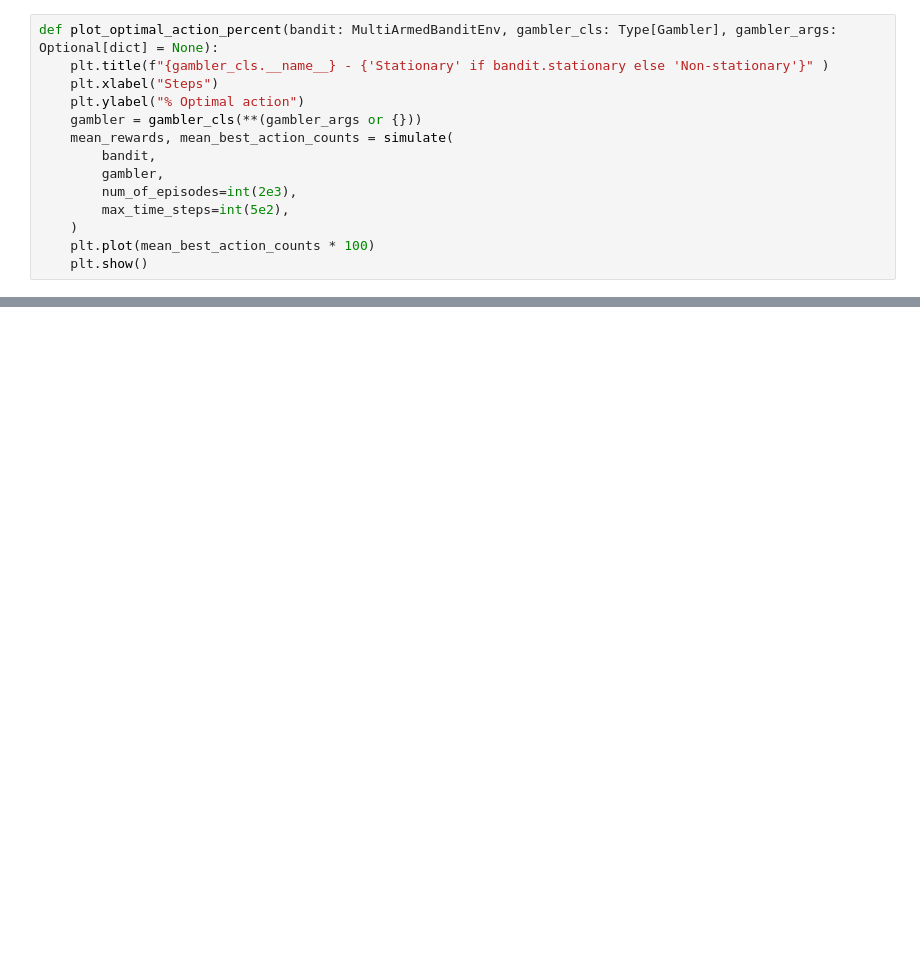
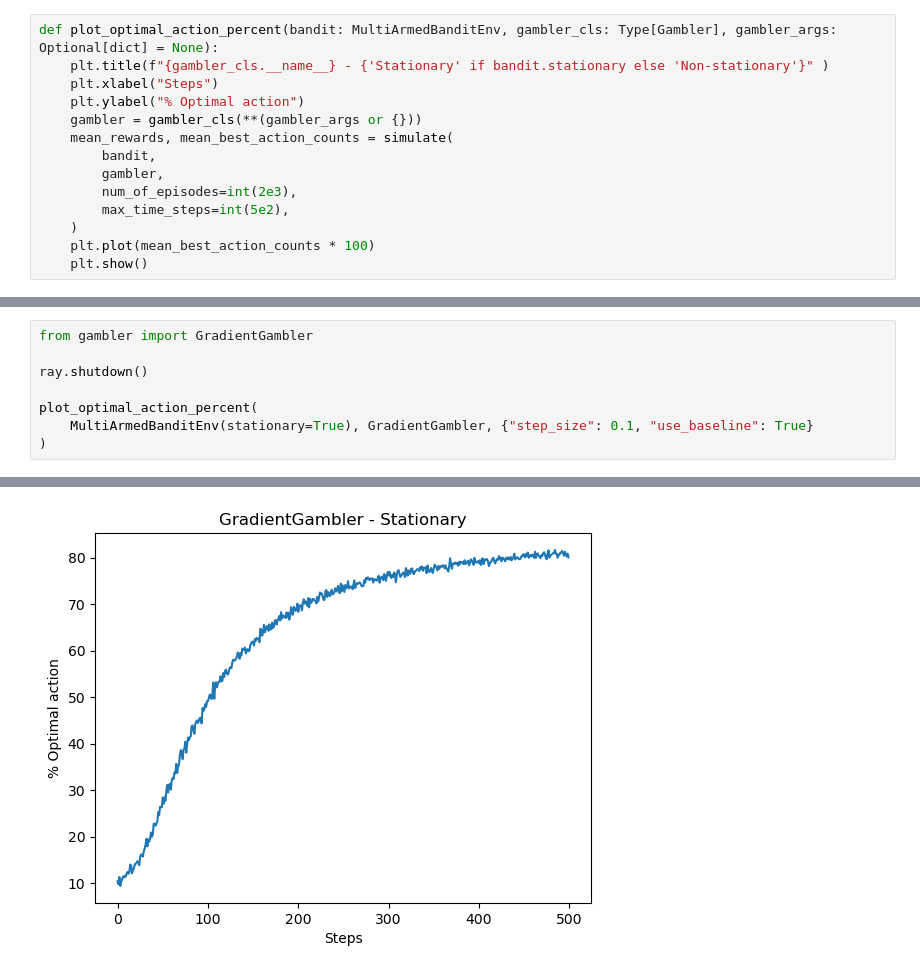
Before and after one commit to nguymin4/reinforcement-learning-introduction, a Jupyter notebook: chapter_2/10_armed_test_bed.ipynb, the cells around one changed output, grey strips where cells are left out. Drawn from its saved outputs; the diff is of its cells as text; blank space fills up the shorter version.

Commit message:
chapter_2: gradient gambler

```diff
--- a/chapter_2/10_armed_test_bed.ipynb
+++ b/chapter_2/10_armed_test_bed.ipynb
@@ -133,0 +129,9 @@ RayTaskError: ray::run_episode() (pid=34343, ip=192.168.1.104)
+# %%
+from gambler import GradientGambler
+
+ray.shutdown()
+
+plot_optimal_action_percent(
+    MultiArmedBanditEnv(stationary=True), GradientGambler, {"step_size": 0.1, "use_baseline": True}
+)
+# %% [output]
@@ -133,0 +139 @@ RayTaskError: ray::run_episode() (pid=34343, ip=192.168.1.104)
+[figure, added]
```
Also changed, not shown: parts of 6 cells of this notebook, 1 other file.
